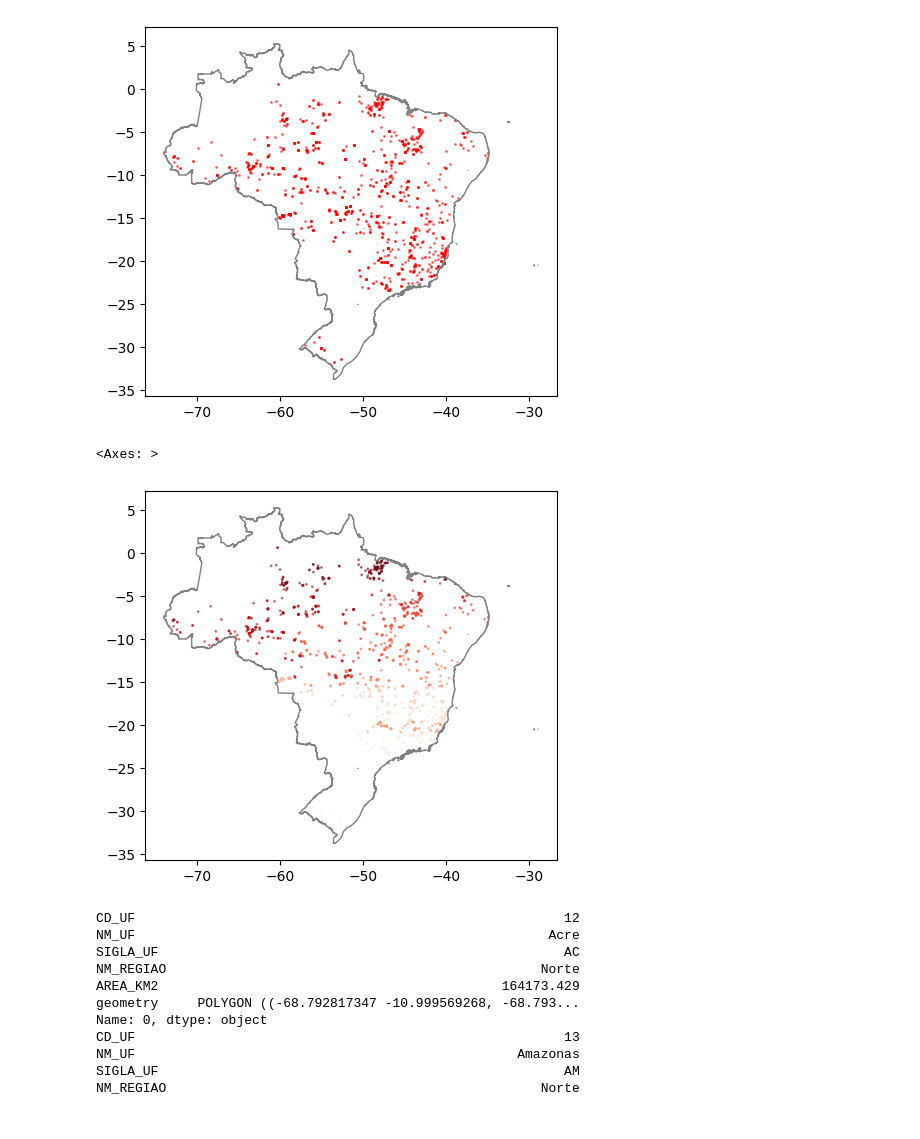
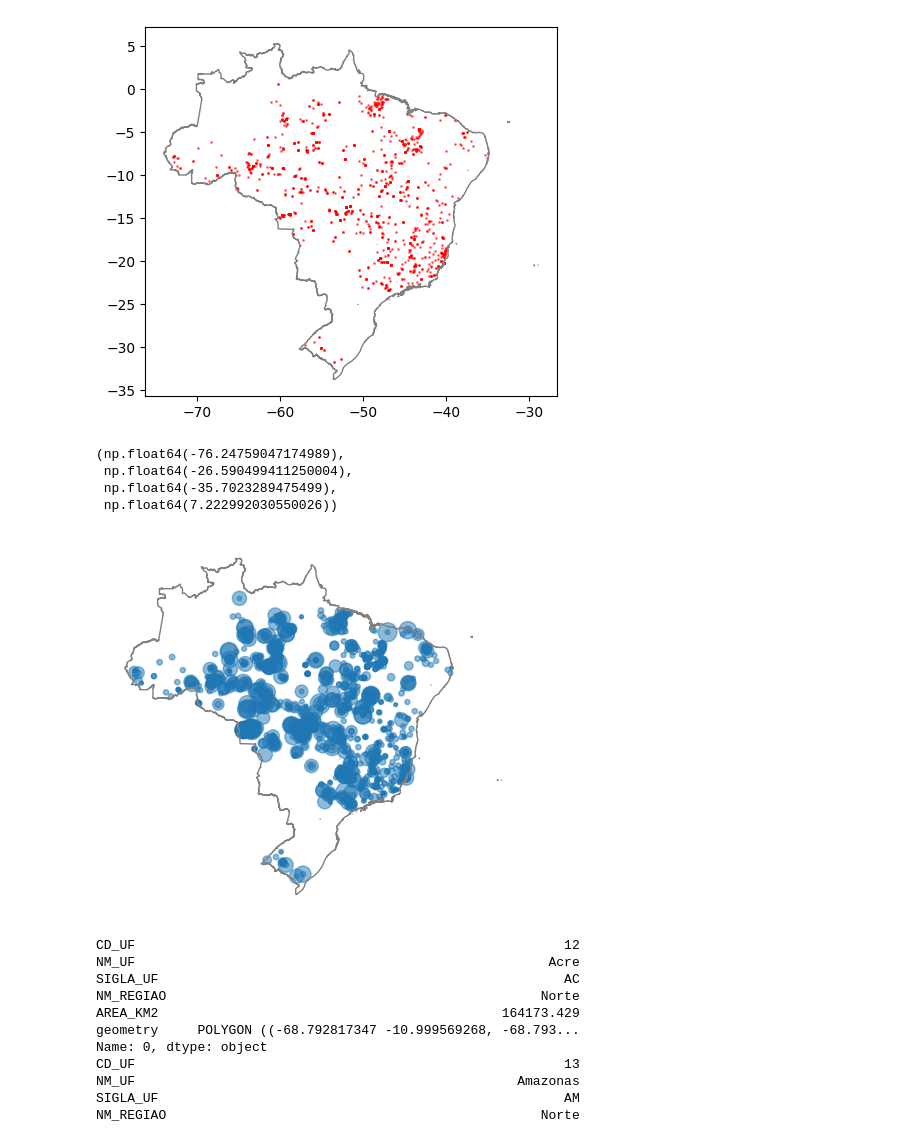
Before and after one commit to leohoinaski/ENS410064, a Jupyter notebook: 2024/notebooks/Aula05.ipynb, the cells around one changed output. Drawn from its saved outputs; the diff is of its cells as text; code cells hidden in the pictures.

```diff
--- a/2024/notebooks/Aula05.ipynb
+++ b/2024/notebooks/Aula05.ipynb
@@ -171,11 +171,16 @@ finnBR = gdf.clip(shapeBR.to_crs('EPSG:4326'))
 # %%
 # Plotando
 fig, ax = plt.subplots()
 shapeBR.boundary.plot(ax=ax, color='gray',linewidth=1)
-finnBR.plot(ax=ax,alpha=0.5,markersize=1,c=finnBR.AREA,cmap='Reds')
+#finnBR.plot(ax=ax,alpha=0.5,markersize=1,c=finnBR.AREA,cmap='Reds')
+ax.scatter(finnBR.LONGI, finnBR.LATI ,alpha=0.5,s=finnBR.AREA/finnBR.AREA.min())
+ax.axis('off')
 # %% [output]
-<Axes: >
+(np.float64(-76.24759047174989),
+ np.float64(-26.590499411250004),
+ np.float64(-35.7023289475499),
+ np.float64(7.222992030550026))
-[figure, old version]
+[figure, new version]
 # %%
 # Cortando pontos por estado
 shapeUF = gpd.read_file(r"C:\Users\Leonardo.Hoinaski\Documents\ENS410064\2024\dados\BR_UF_2022\BR_UF_2022.shp")
```
Also changed, not shown: parts of 2 cells of this notebook.
